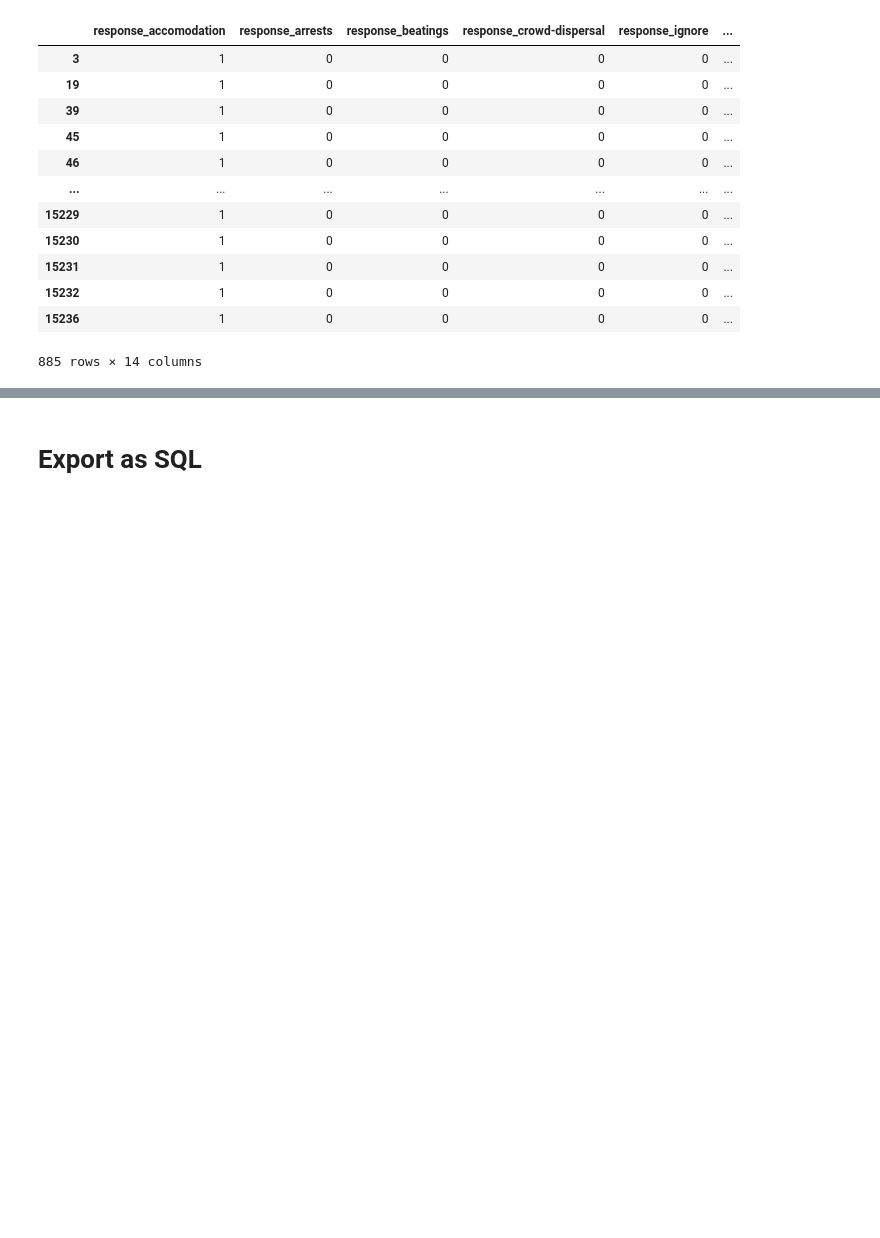
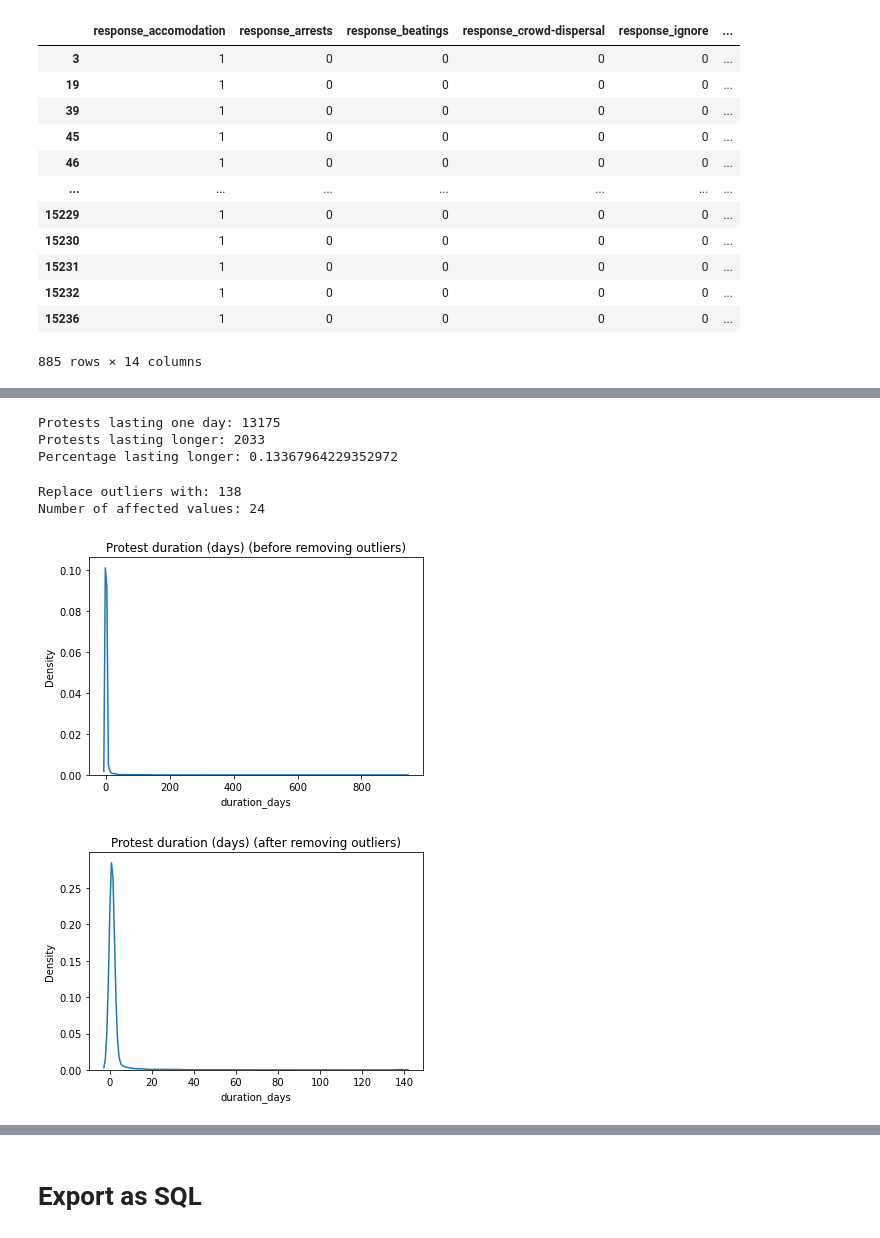
Before and after one commit to sethnlewis/Predicting-Political-Revolutions, a Jupyter notebook: notebooks/Clean - protests.ipynb, the cells around one changed output, grey strips where cells are left out. Cells and saved outputs as stored; diff of their text form; code cells hidden in the pictures; blank space fills up the shorter version.

```diff
--- a/notebooks/Clean - protests.ipynb
+++ b/notebooks/Clean - protests.ipynb
@@ -1185,0 +1223,33 @@ temp.loc[(temp.stateresponse1=='accomodation') & (temp.stateresponse2.isna())]
+# %%
+print('Protests lasting one day:', (df_clean.duration_days == 1).sum())
+print('Protests lasting longer:',  (df_clean.duration_days != 1).sum())
+print('Percentage lasting longer:', (df_clean.duration_days != 1).sum()/(df_clean.duration_days != 0).sum())
+# %% [output]
+Protests lasting one day: 13175
+Protests lasting longer: 2033
+Percentage lasting longer: 0.13367964229352972
+# %%
+# Calculate the replacement value
+remove_1_day_protests = df_clean.loc[df_clean.duration_days > 1, 'duration_days']
+max_value = int(remove_1_day_protests.mean() + 3*remove_1_day_protests.std())
+print('Replace outliers with:', max_value)
+print('Number of affected values:', df_clean.loc[df_clean.duration_days>max_value].shape[0])
+
+
+# Before removing outliers
+plt.figure()
+sns.kdeplot(x=df_clean.duration_days)
+plt.title('Protest duration (days) (before removing outliers)')
+plt.show()
+
+
+# After removing outliers
+df_clean.loc[df_clean.duration_days>max_value, 'duration_days'] = max_value
+plt.figure()
+sns.kdeplot(x=df_clean.duration_days)
+plt.title('Protest duration (days) (after removing outliers)');
+# %% [output]
+Replace outliers with: 138
+Number of affected values: 24
+[figure, added]
+[figure, added]
```
Also changed, not shown: parts of 19 cells of this notebook, 4 other files.
